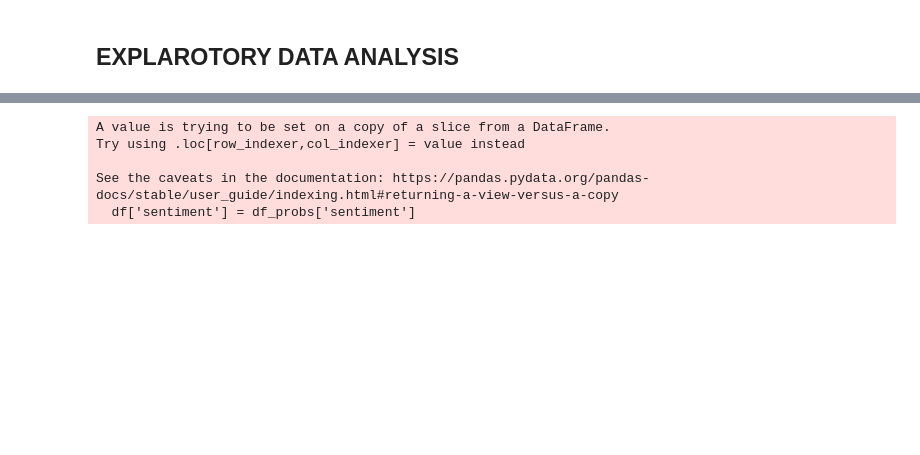
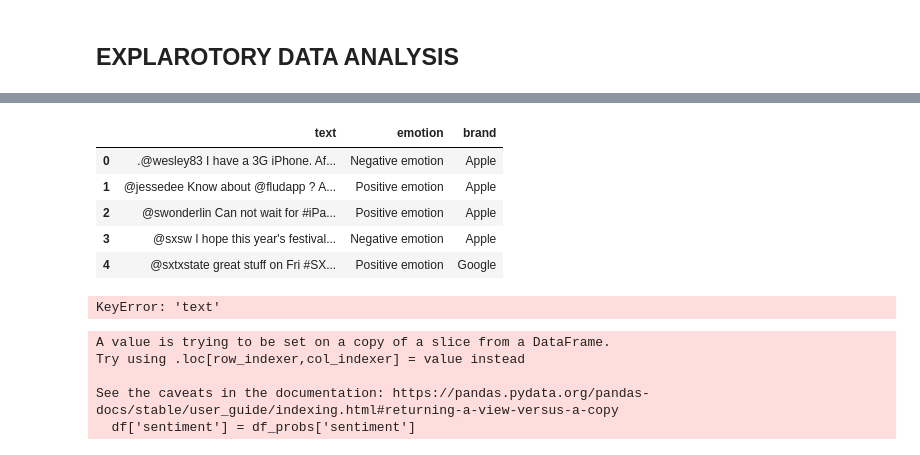
Before and after one commit to bizzfuzz/dsc-phase-4-project, a Jupyter notebook: Tweet.ipynb, the cells around one changed output, grey strips where cells are left out. Drawn from its saved outputs; the diff is of its cells as text; code cells hidden in the pictures; blank space fills up the shorter version.

```diff
--- a/Tweet.ipynb
+++ b/Tweet.ipynb
@@ -228,7 +228,3 @@ Apple      5440
 Google     2946
 Unknown     707
 Name: count, dtype: int64
-# %%
-#Dropping the unknown
-df = df[df['brand'] != 'Unknown']
-df['brand'].value_counts()
@@ -240,2 +231,6 @@ Name: count, dtype: int64
 # %% [markdown]
 Dropped the rows with unknown values since i'm focussed with tweets having information about either Google or Apple
+# %%
+#Dropping records with unknown values in the brand column
+df.drop(df[df["brand"] == "Unknown"].index, inplace=True)
+df["brand"].value_counts()
@@ -310,8 +306,8 @@ Name: proportion, dtype: float64
 # %% [markdown]
 Dropping the unknowns in the 'is_there_an_emotion_directed_at_a_brand feature
 # %%
-df = df[df.is_there_an_emotion_directed_at_a_brand_or_product != 'Unknown']
-df.is_there_an_emotion_directed_at_a_brand_or_product.value_counts()
+df.drop(df[df["is_there_an_emotion_directed_at_a_brand_or_product"] == "Unknown"].index, inplace=True)
+df["is_there_an_emotion_directed_at_a_brand_or_product"].value_counts()
 # %% [output]
 is_there_an_emotion_directed_at_a_brand_or_product
 Neutral         4688
@@ -376,3 +329,44 @@ df_probs.head(10)
+# %%
+#rename columns for easier usage
+df.rename(columns={'tweet_text':'text'}, inplace=True)
+df.rename(columns={'is_there_an_emotion_directed_at_a_brand_or_product':'emotion'}, inplace=True)
+df.head()
+# %% [output]
+|  | text | emotion | brand |
+| 0 | .@wesley83 I have a 3G iPhone. Af... | Negative emotion | Apple |
+| 1 | @jessedee Know about @fludapp ? A... | Positive emotion | Apple |
+| 2 | @swonderlin Can not wait for #iPa... | Positive emotion | Apple |
+| 3 | @sxsw I hope this year's festival... | Negative emotion | Apple |
+| 4 | @sxtxstate great stuff on Fri #SX... | Positive emotion | Google |
+# %%
+from nltk.tokenize import TweetTokenizer
+from nltk.probability import FreqDist
+from string import punctuation
+
+stop_words = set(stopwords.words('english') + list(punctuation))
+#function to remove stopwords and special characters
+def remove_stopwords_and_special_chars(tokens):
+    filtered_tokens = [token for token in tokens if token.lower() not in stop_words]
+    return filtered_tokens
+# Apply the function to remove stopwords and special characters from the 'text' column
+df['text'] = df['text'].apply(remove_stopwords_and_special_chars)
+
+
+# Initializing Tokenizer
+tknzr = TweetTokenizer(strip_handles = True, preserve_case = False, )
+df['text'] = df['text'].apply(tknzr.tokenize)
+
+# Function for getting the 20 most common words in the tweets
+def get_most_common_words(df, column_name):
+    tokens = df[column_name].sum()
+    fdist = FreqDist(tokens)
+    return fdist.most_common(20)
+
+# applying the function
+top_words = get_most_common_words(df, 'text')
+print(top_words)
+# %% [output]
+KeyError: 'text'
 # %%
 df['sentiment'] = df_probs['sentiment']
 # %% [output]
```
Also changed, not shown: parts of 9 cells of this notebook.
